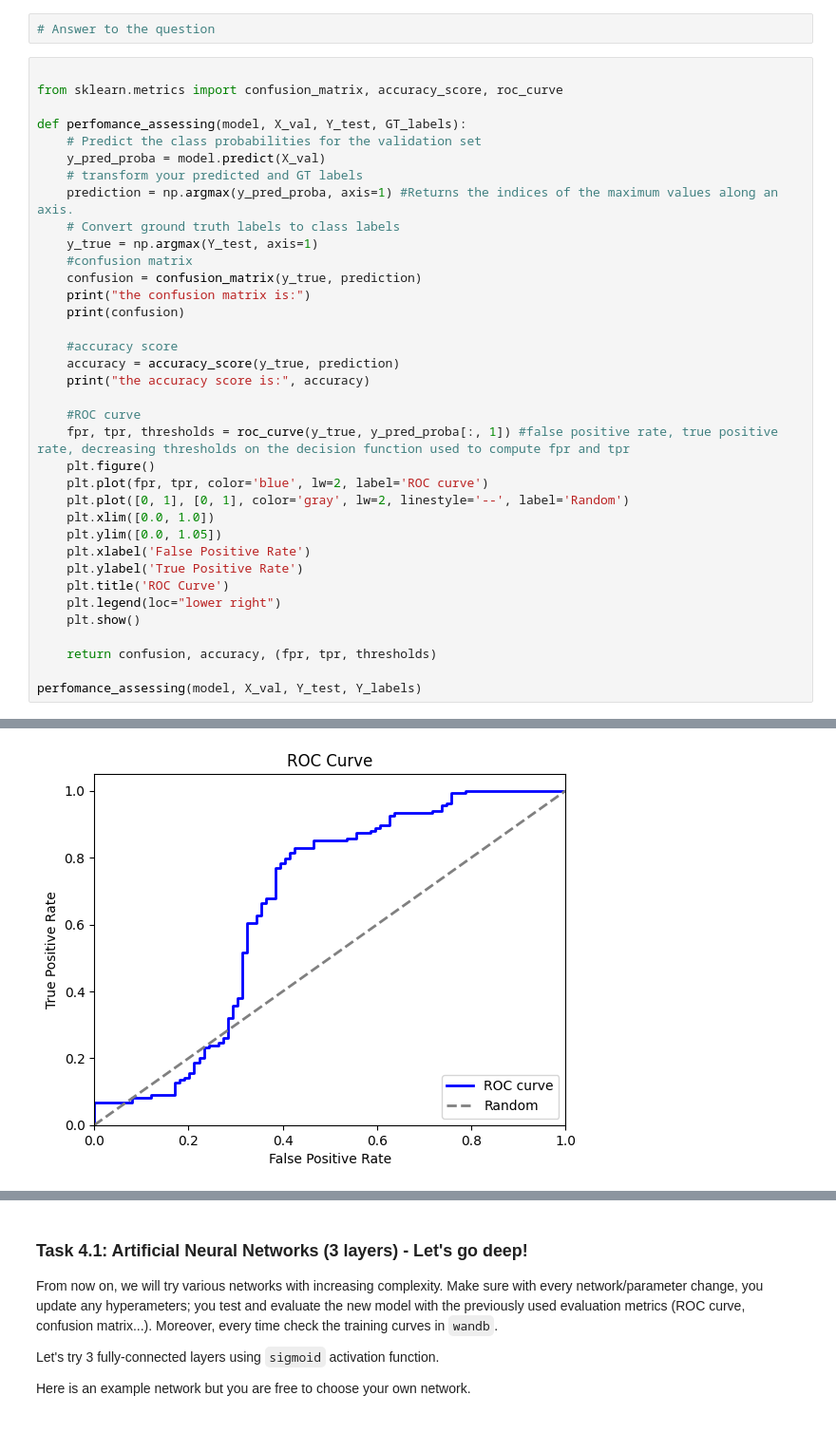
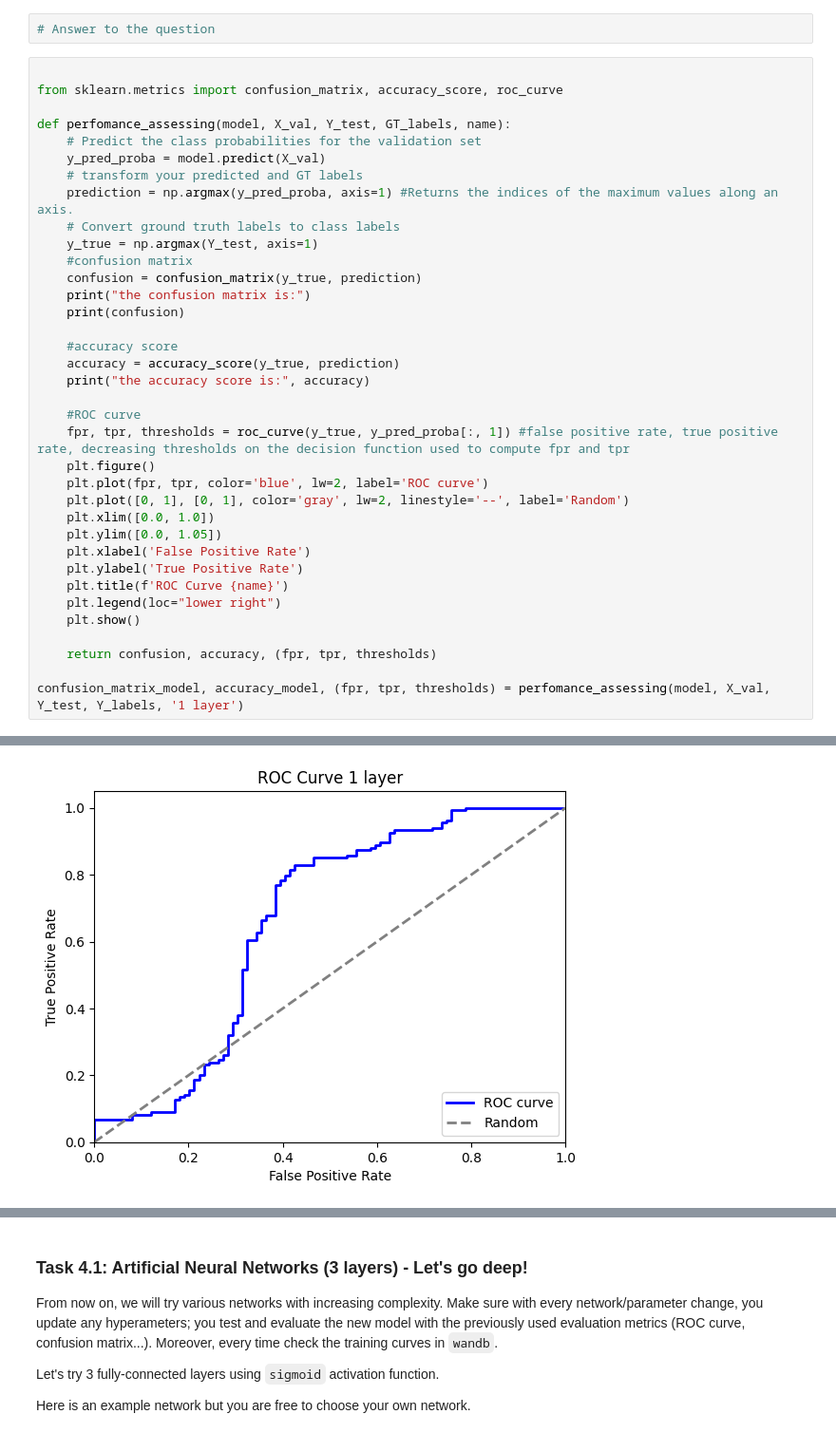
Before and after one commit to cesarz10/Health-Information, a Jupyter notebook: WPO-5/WPO5_AlineJacquart_CesarZapata_2024.ipynb, the cells around one changed output, grey strips where cells are left out. Shown at 95% size. Cells and saved outputs as stored; diff of their text form.

```diff
--- a/WPO-5/WPO5_AlineJacquart_CesarZapata_2024.ipynb
+++ b/WPO-5/WPO5_AlineJacquart_CesarZapata_2024.ipynb
@@ -476,7 +469,7 @@ Explain these graphs and the ROC curve. What role does the decision threshold pl
 
 from sklearn.metrics import confusion_matrix, accuracy_score, roc_curve
 
-def perfomance_assessing(model, X_val, Y_test, GT_labels):
+def perfomance_assessing(model, X_val, Y_test, GT_labels, name):
     # Predict the class probabilities for the validation set
     y_pred_proba = model.predict(X_val)
     # transform your predicted and GT labels
@@ -501,11 +494,11 @@ def perfomance_assessing(model, X_val, Y_test, GT_labels):
     plt.ylim([0.0, 1.05])
     plt.xlabel('False Positive Rate')
     plt.ylabel('True Positive Rate')
-    plt.title('ROC Curve')
+    plt.title(f'ROC Curve {name}')
     plt.legend(loc="lower right")
     plt.show()
 
     return confusion, accuracy, (fpr, tpr, thresholds)
 
-perfomance_assessing(model, X_val, Y_test, Y_labels)
+confusion_matrix_model, accuracy_model, (fpr, tpr, thresholds) = perfomance_assessing(model, X_val, Y_test, Y_labels, '1 layer')
 # %% [output]
@@ -513,5 +506,5 @@ perfomance_assessing(model, X_val, Y_test, Y_labels)
 the confusion matrix is:
 [[67 32]
  [54 80]]
 the accuracy score is: 0.630901287553648
-[figure, old version]
+[figure, new version]
```
Also changed, not shown: parts of 15 cells of this notebook.
